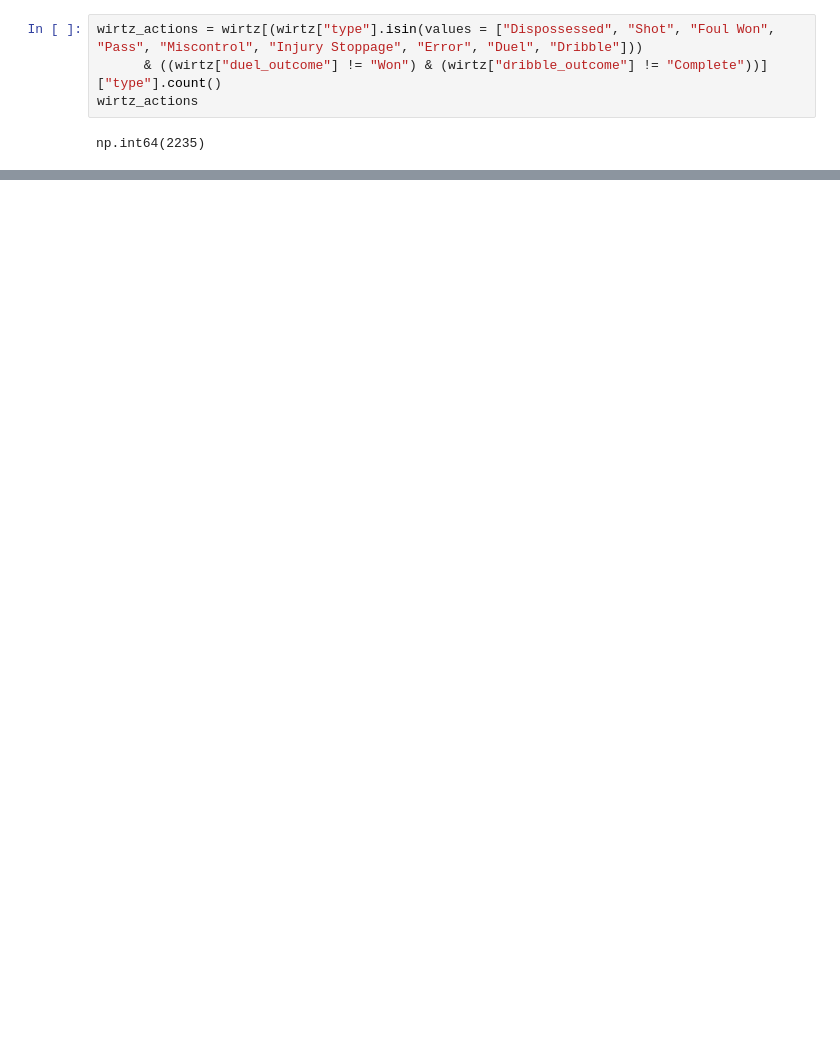
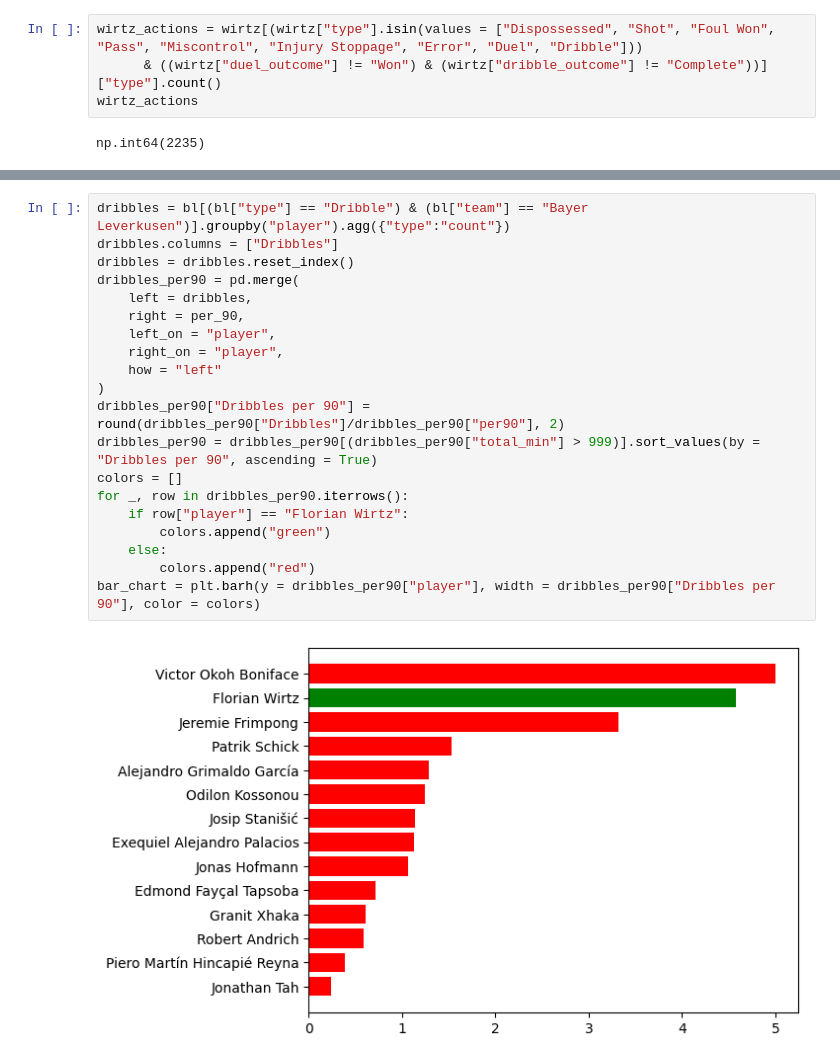
Before and after one commit to TobiaszKuc/_football_analysis, a Jupyter notebook: Jupyter Notebooks/WirtzProject/FlorianWirtzAnalysis.ipynb, the cells around one changed output, grey strips where cells are left out. Cells and saved outputs as stored; diff of their text form; blank space fills up the shorter version.

```diff
--- a/Jupyter Notebooks/WirtzProject/BayerLeverkusen.ipynb
+++ b/Jupyter Notebooks/WirtzProject/FlorianWirtzAnalysis.ipynb
@@ -464,0 +428,22 @@ np.float64(0.57)
+# %%
+dribbles = bl[(bl["type"] == "Dribble") & (bl["team"] == "Bayer Leverkusen")].groupby("player").agg({"type":"count"})
+dribbles.columns = ["Dribbles"]
+dribbles = dribbles.reset_index()
+dribbles_per90 = pd.merge(
+    left = dribbles,
+    right = per_90,
+    left_on = "player",
+    right_on = "player",
+    how = "left"
+)
+dribbles_per90["Dribbles per 90"] = round(dribbles_per90["Dribbles"]/dribbles_per90["per90"], 2)
+dribbles_per90 = dribbles_per90[(dribbles_per90["total_min"] > 999)].sort_values(by = "Dribbles per 90", ascending = True)
+colors = []
+for _, row in dribbles_per90.iterrows():
+    if row["player"] == "Florian Wirtz":
+        colors.append("green")
+    else:
+        colors.append("red")
+bar_chart = plt.barh(y = dribbles_per90["player"], width = dribbles_per90["Dribbles per 90"], color = colors)
+# %% [output]
+[figure, added]
```
Also changed, not shown: parts of 22 cells of this notebook.
